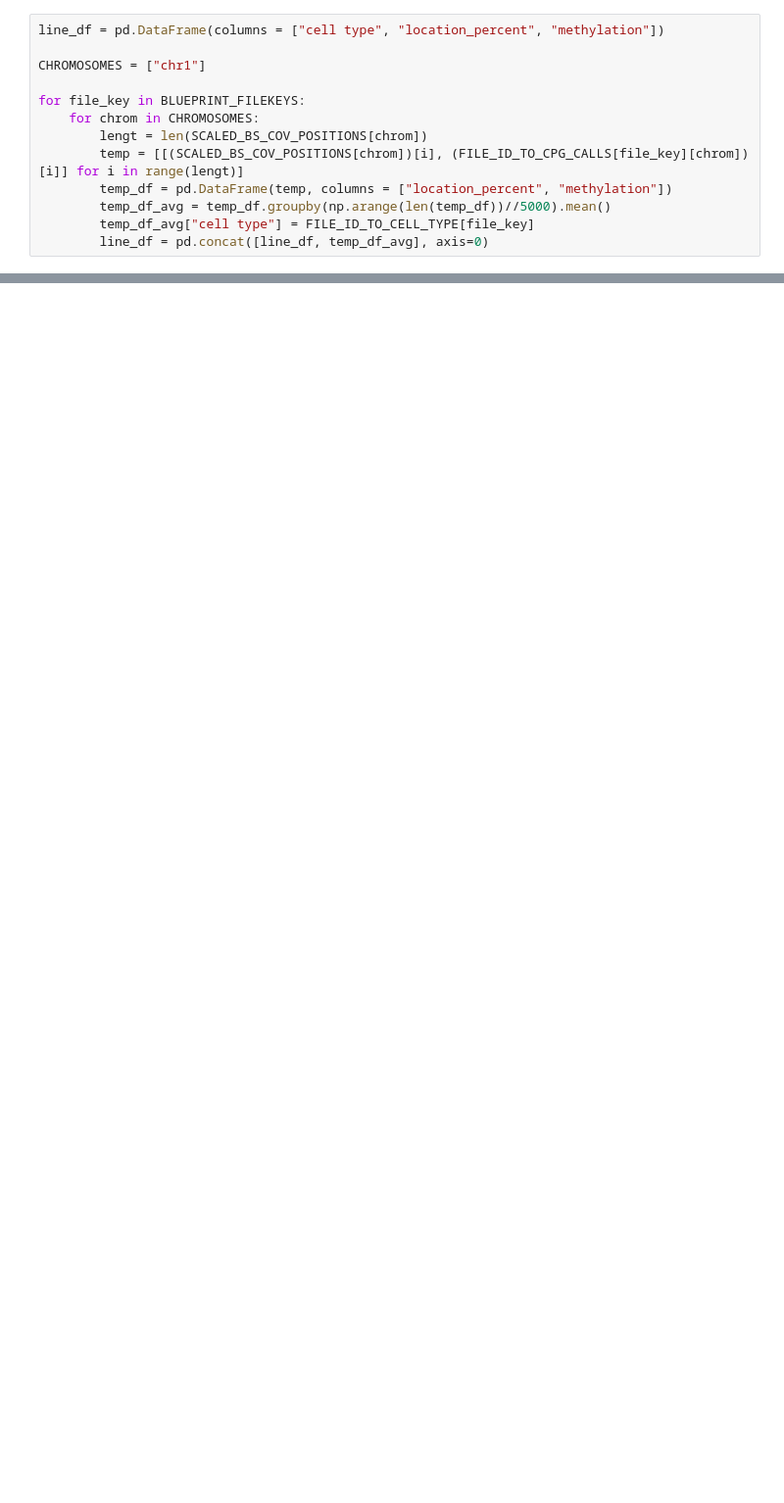
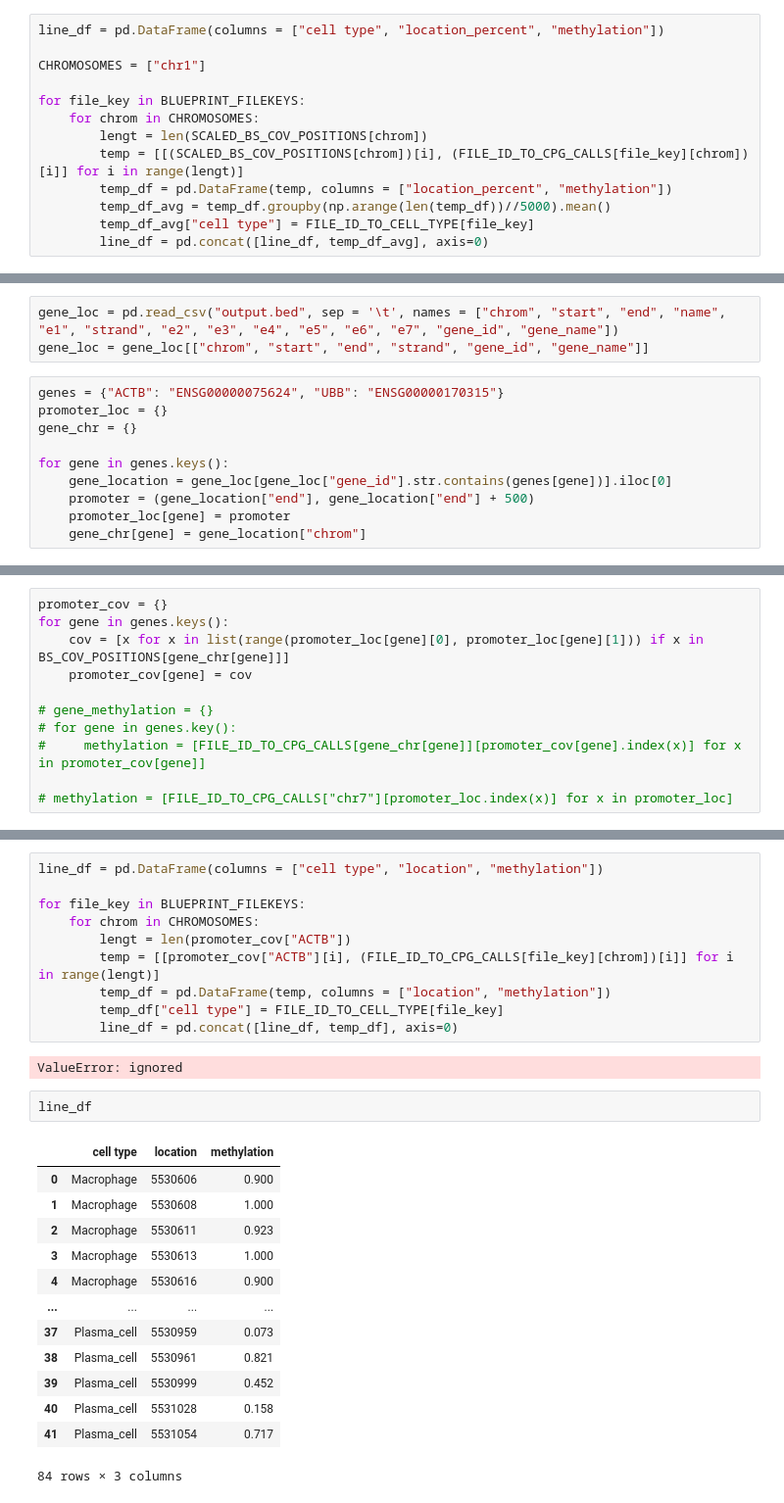
Before and after one commit to semenko/liquid-cell-atlas, a Jupyter notebook: data_processing.ipynb, the cells around one changed output, grey strips where cells are left out. Shown: that part at 98% size. Cells and saved outputs as stored; diff of their text form; blank space fills up the shorter version.

```diff
--- a/data_processing.ipynb
+++ b/data_processing.ipynb
@@ -372,0 +382,13 @@ ValueError: ignored
+# %%
+gene_loc = pd.read_csv("output.bed", sep = '\t', names = ["chrom", "start", "end", "name", "e1", "strand", "e2", "e3", "e4", "e5", "e6", "e7", "gene_id", "gene_name"])
+gene_loc = gene_loc[["chrom", "start", "end", "strand", "gene_id", "gene_name"]]
+# %%
+genes = {"ACTB": "ENSG00000075624", "UBB": "ENSG00000170315"}
+promoter_loc = {}
+gene_chr = {}
+
+for gene in genes.keys():
+    gene_location = gene_loc[gene_loc["gene_id"].str.contains(genes[gene])].iloc[0]
+    promoter = (gene_location["end"], gene_location["end"] + 500)
+    promoter_loc[gene] = promoter
+    gene_chr[gene] = gene_location["chrom"]
@@ -372,0 +399,11 @@ ValueError: ignored
+# %%
+promoter_cov = {}
+for gene in genes.keys():
+    cov = [x for x in list(range(promoter_loc[gene][0], promoter_loc[gene][1])) if x in BS_COV_POSITIONS[gene_chr[gene]]]
+    promoter_cov[gene] = cov
+
+# gene_methylation = {}
+# for gene in genes.key():
+#     methylation = [FILE_ID_TO_CPG_CALLS[gene_chr[gene]][promoter_cov[gene].index(x)] for x in promoter_cov[gene]]
+
+# methylation = [FILE_ID_TO_CPG_CALLS["chr7"][promoter_loc.index(x)] for x in promoter_loc]
@@ -372,0 +430,28 @@ ValueError: ignored
+# %%
+line_df = pd.DataFrame(columns = ["cell type", "location", "methylation"])
+
+for file_key in BLUEPRINT_FILEKEYS:
+    for chrom in CHROMOSOMES:
+        lengt = len(promoter_cov["ACTB"])
+        temp = [[promoter_cov["ACTB"][i], (FILE_ID_TO_CPG_CALLS[file_key][chrom])[i]] for i in range(lengt)]
+        temp_df = pd.DataFrame(temp, columns = ["location", "methylation"])
+        temp_df["cell type"] = FILE_ID_TO_CELL_TYPE[file_key]
+        line_df = pd.concat([line_df, temp_df], axis=0)
+# %% [output]
+ValueError: ignored
+# %%
+line_df
+# %% [output]
+|  | cell type | location | methylation |
+| 0 | Macrophage | 5530606 | 0.900 |
+| 1 | Macrophage | 5530608 | 1.000 |
+| 2 | Macrophage | 5530611 | 0.923 |
+| 3 | Macrophage | 5530613 | 1.000 |
+| 4 | Macrophage | 5530616 | 0.900 |
+| ... | ... | ... | ... |
+| 37 | Plasma_cell | 5530959 | 0.073 |
+| 38 | Plasma_cell | 5530961 | 0.821 |
+| 39 | Plasma_cell | 5530999 | 0.452 |
+| 40 | Plasma_cell | 5531028 | 0.158 |
+| 41 | Plasma_cell | 5531054 | 0.717 |
+84 rows × 3 columns
```
Also changed, not shown: parts of 22 cells of this notebook.
